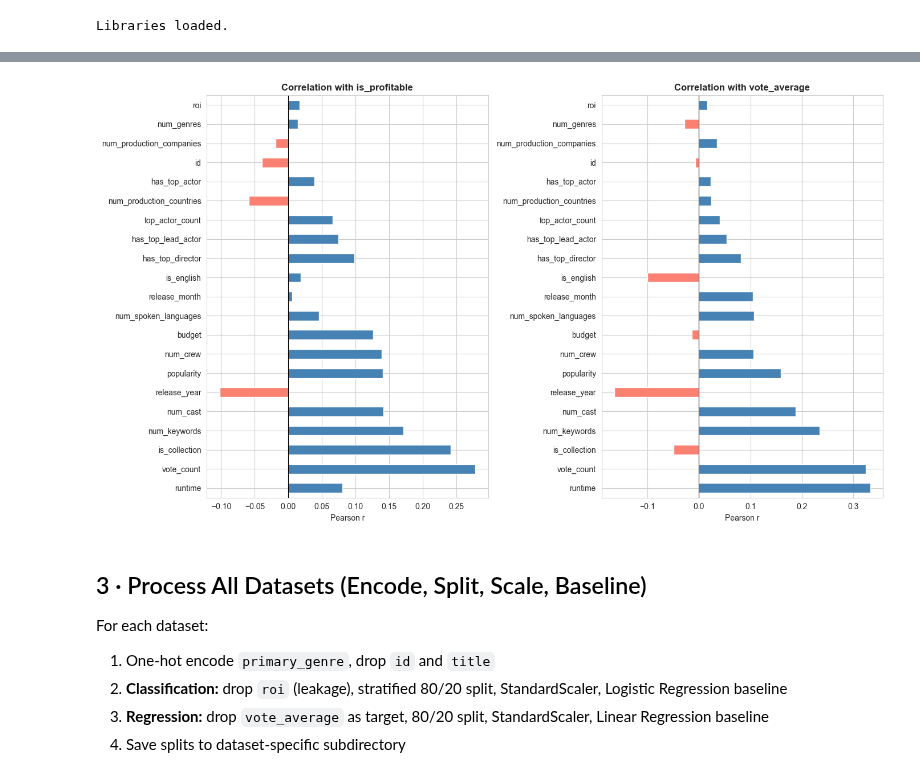
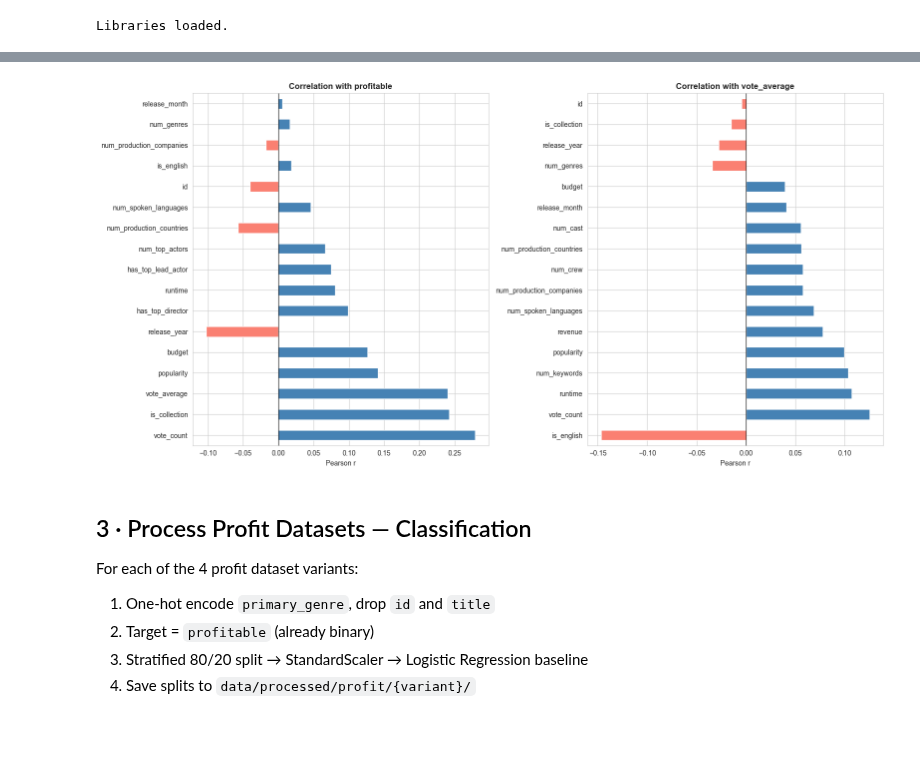
Before and after one commit to MaryemD/movie-success-predictor, a Jupyter notebook: notebooks/03_prepare_for_modeling.ipynb, the cells around one changed output, grey strips where cells are left out. Drawn from its saved outputs; the diff is of its cells as text; code cells hidden in the pictures; blank space fills up the shorter version.

```diff
--- a/notebooks/03_prepare_for_modeling.ipynb
+++ b/notebooks/03_prepare_for_modeling.ipynb
@@ -99,14 +111,17 @@ Metadata + Keywords  5352        19          69.9           6.28           0.9
 # %%
-# Correlation heatmap on "all" dataset (most features)
-df_corr = loaded['all']
-numeric_cols = df_corr.select_dtypes(include='number').columns
-corr = df_corr[numeric_cols].corr()
+# Correlation heatmaps — one per task using "all_combined" (most features)
+fig, axes = plt.subplots(1, 2, figsize=(28, 12))
 
-plt.figure(figsize=(16, 12))
-mask = np.triu(np.ones_like(corr, dtype=bool))
-sns.heatmap(corr, mask=mask, annot=True, fmt='.2f', cmap='coolwarm',
-            center=0, linewidths=0.5, annot_kws={'size': 7})
-plt.title('Correlation Matrix — All Combined Dataset', fontsize=14, fontweight='bold')
+for ax, (task, df_src, target) in zip(axes, [
+        ('Profit (CLF)', profit_data['all_combined'], 'profitable'),
+        ('Vote (REG)',   vote_data['all_combined'],   'vote_average')]):
+    num = df_src.select_dtypes(include='number')
+    corr = num.corr()
+    mask = np.triu(np.ones_like(corr, dtype=bool))
+    sns.heatmap(corr, mask=mask, annot=True, fmt='.2f', cmap='coolwarm',
+                center=0, linewidths=0.5, annot_kws={'size': 7}, ax=ax)
+    ax.set_title(f'Correlation — {task}', fontsize=13, fontweight='bold')
+
 plt.tight_layout()
 plt.show()
 # %% [output]
@@ -114,26 +129,29 @@ plt.show()
 # %%
-# Correlation with targets
-targets = ['is_profitable', 'vote_average']
-corr_targets = df_corr[numeric_cols].corr()[targets].drop(targets)
-corr_targets = corr_targets.reindex(corr_targets.abs().max(axis=1).sort_values(ascending=False).index)
+# Correlation with each target
+fig, axes = plt.subplots(1, 2, figsize=(16, 8))
 
-fig, axes = plt.subplots(1, 2, figsize=(14, 8))
-for ax, t in zip(axes, targets):
-    corr_targets[t].plot.barh(ax=ax, color=corr_targets[t].apply(
+for ax, (task, df_src, target) in zip(axes, [
+        ('profitable',   profit_data['all_combined'], 'profitable'),
+        ('vote_average', vote_data['all_combined'],   'vote_average')]):
+    num = df_src.select_dtypes(include='number')
+    ct = num.corr()[[target]].drop(target)
+    ct = ct.reindex(ct[target].abs().sort_values(ascending=False).index)
+    ct[target].plot.barh(ax=ax, color=ct[target].apply(
         lambda v: 'steelblue' if v >= 0 else 'salmon'))
-    ax.set_title(f'Correlation with {t}', fontsize=12, fontweight='bold')
+    ax.set_title(f'Correlation with {target}', fontsize=12, fontweight='bold')
     ax.axvline(0, color='black', lw=0.8)
     ax.set_xlabel('Pearson r')
+
 plt.tight_layout()
 plt.show()
 # %% [output]
-[figure, old version]
+[figure, new version]
 # %% [markdown]
-## 3 · Process All Datasets (Encode, Split, Scale, Baseline)
+## 3 · Process Profit Datasets — Classification
 
-For each dataset:
+For each of the 4 profit dataset variants:
 1. One-hot encode `primary_genre`, drop `id` and `title`
-2. **Classification:** drop `roi` (leakage), stratified 80/20 split, StandardScaler, Logistic Regression baseline
-3. **Regression:** drop `vote_average` as target, 80/20 split, StandardScaler, Linear Regression baseline
-4. Save splits to dataset-specific subdirectory
+2. Target = `profitable` (already binary)
+3. Stratified 80/20 split → StandardScaler → Logistic Regression baseline
+4. Save splits to `data/processed/profit/{variant}/`
 # %%
```
Also changed, not shown: parts of 14 cells of this notebook, 16 other files.
